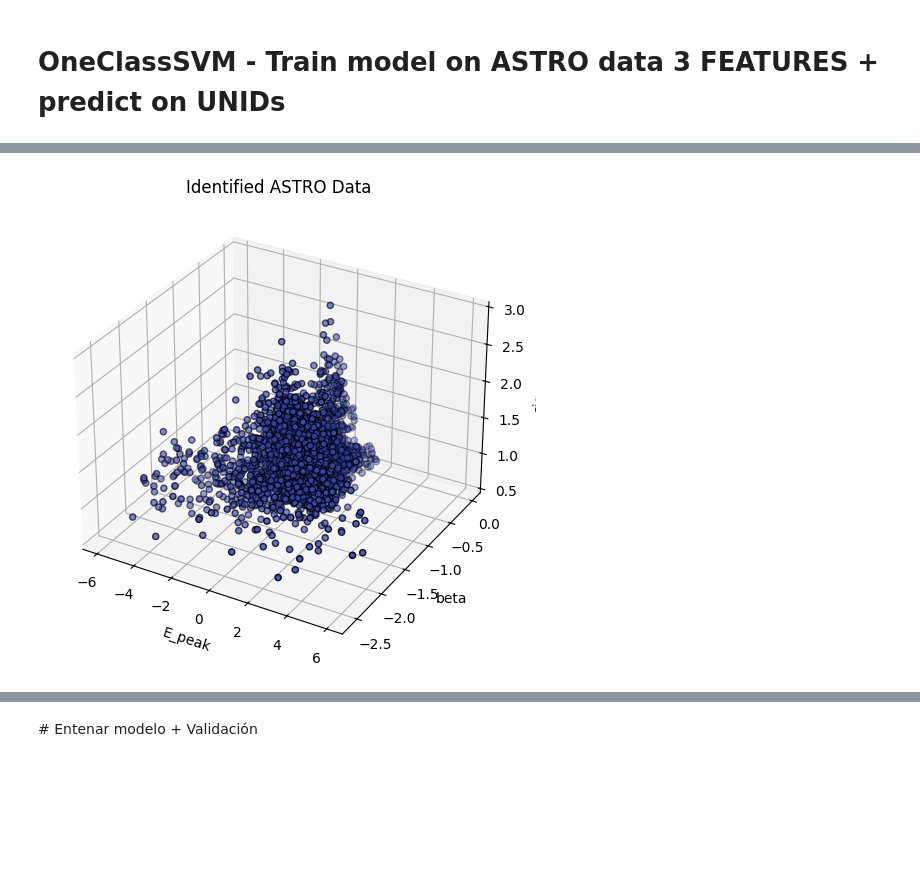
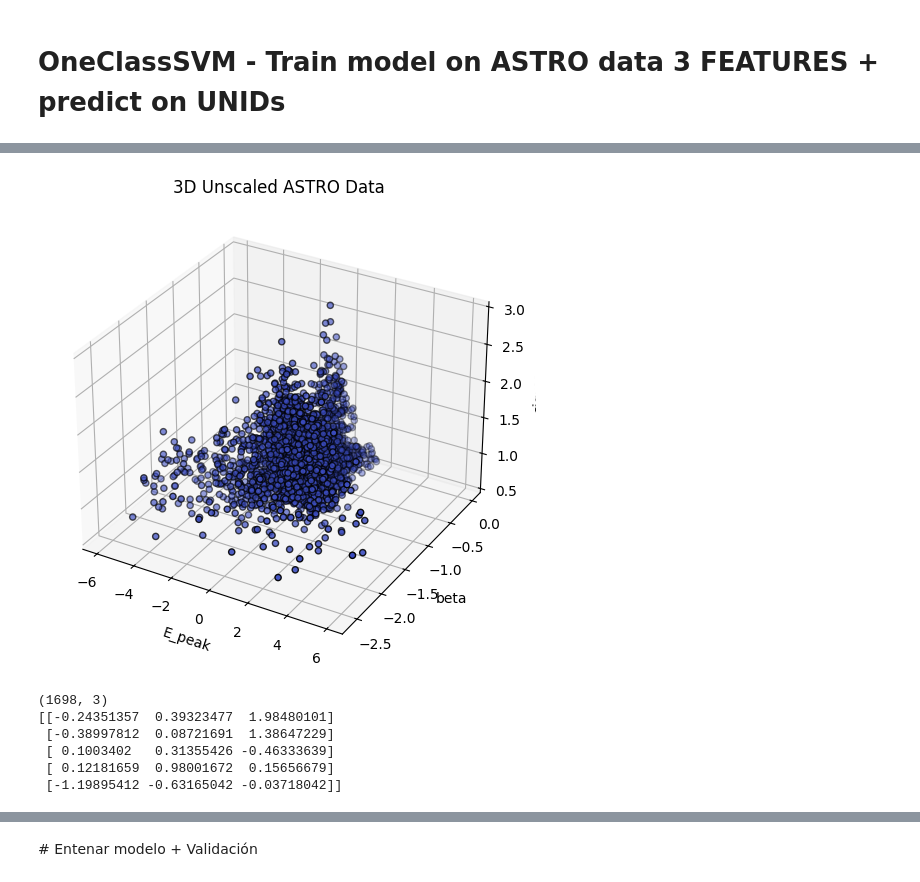
Before and after one commit to martacanirome4/DarkMatter_ML_TFG, a Jupyter notebook: notebooks/3F_OCSVM_astro_vs_unids.ipynb, the cells around one changed output, grey strips where cells are left out. Drawn from its saved outputs; the diff is of its cells as text; code cells hidden in the pictures; blank space fills up the shorter version.

```diff
--- a/notebooks/3F_OCSVM_astro_vs_unids.ipynb
+++ b/notebooks/3F_OCSVM_astro_vs_unids.ipynb
@@ -58,24 +88,23 @@ dtype: int64
 # %%
-# Select 3 features
+# Representación 3D
 x = df_astro['E_peak']
 y = df_astro['beta']
 z = df_astro['sigma']
 
-# Optional: use class if available to color the points
 labels = df_astro['class']
 
 # Plot
 fig = plt.figure(figsize=(8,6))
 ax = fig.add_subplot(111, projection='3d')
 scatter = ax.scatter(x, y, z, c=labels, cmap='coolwarm', edgecolor='k')
 
 ax.set_xlabel('E_peak')
 ax.set_ylabel('beta')
 ax.set_zlabel('sigma')
-plt.title('Identified ASTRO Data')
+plt.title('3D Unscaled ASTRO Data')
 plt.show()
 # %% [output]
-[figure, old version]
+[figure, new version]
 # %%
 # Seleccionamos las features dinámicamente
 X = df_astro[features].values
@@ -96,0 +133,10 @@ y_train = y_train[y_train == 0]
+# %%
+print(X_train_scaled.shape)
+print(X_val_scaled[0:5])
+# %% [output]
+(1698, 3)
+[[-0.24351357  0.39323477  1.98480101]
+ [-0.38997812  0.08721691  1.38647229]
+ [ 0.1003402   0.31355426 -0.46333639]
+ [ 0.12181659  0.98001672  0.15656679]
+ [-1.19895412 -0.63165042 -0.03718042]]
```
Also changed, not shown: parts of 34 cells of this notebook, 2 other files.
